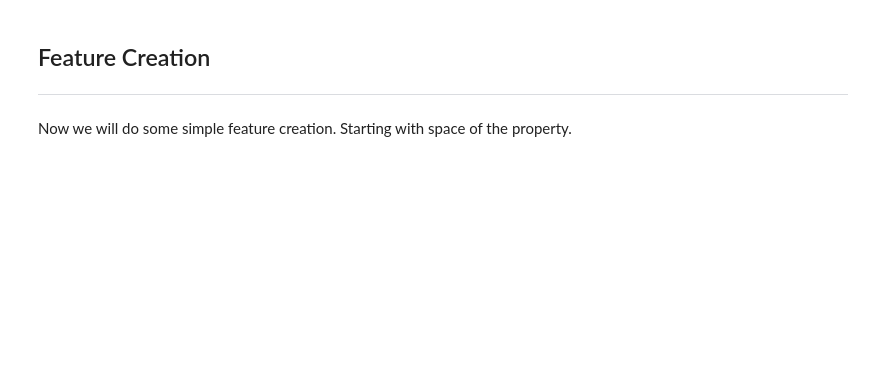
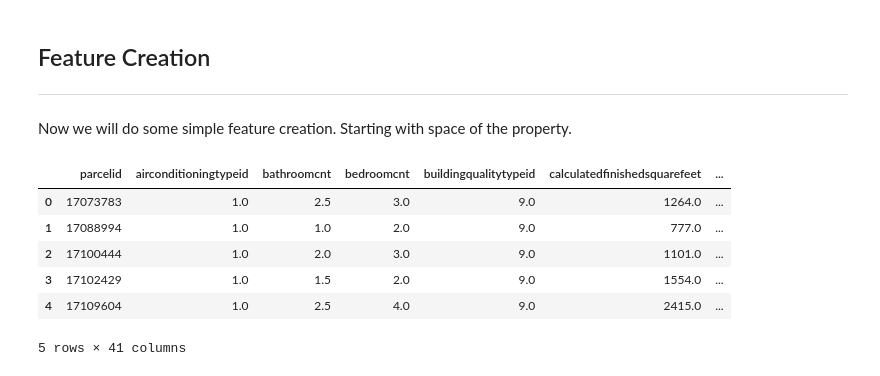
Before and after one commit to Eric-Ens/Capstone_project_1, a Jupyter notebook: Capstone_1_data_cleaning.ipynb, the cells around one changed output. Cells and saved outputs as stored; diff of their text form; code cells hidden in the pictures; blank space fills up the shorter version.

```diff
--- a/Capstone_1_data_cleaning.ipynb
+++ b/Capstone_1_data_cleaning.ipynb
@@ -407,28 +473,45 @@ print(combined_df.isnull().sum())
 Now we will do some simple feature creation. Starting with space of the property.
 # %%
 #proportion of living area
-combined_df['LivingAreaProp'] = combined_df['calculatedfinishedsquarefeet']/combined_df['lotsizesquarefeet']
+#combined_df['LivingAreaProp'] = combined_df['calculatedfinishedsquarefeet']/combined_df['lotsizesquarefeet']
+#combined_df['ValueRatio'] = combined_df['taxvaluedollarcnt']/combined_df['taxamount']
+
+#combined_df['GarPoolAC'] = ((combined_df['garagecarcnt']>0) & (combined_df['pooltypeid2']>0) &
+                              #(combined_df['airconditioningtypeid']!=5))*1
 
 # We will reduce the number of propertylandusetypeid
+
+# This one sucks. Take it out
 combined_df['PropUseType'] = combined_df.propertylandusetypeid.replace({31 : 1, 46 : 2, 47 : 1,
                                                                  246 : 1, 247 : 1, 248 : 1,
                                                                  260 : 3, 261 : 3, 262 : 3,
                                                                  263 : 3, 264 : 3, 265 : 3,
                                                                  266 : 3, 267 : 3, 268 : 3,
                                                                  269 : 4, 270 : 3, 271 : 3,
                                                                  273 : 3, 274 : 2, 275 : 3,
                                                                  276 : 3, 279 : 3, 290 : 4,
                                                                  291 : 4 })
 
 #Average structuretaxvaluedollarcnt by city
 group = combined_df.groupby('regionidcity')['structuretaxvaluedollarcnt'].aggregate('mean').to_dict()
 #combined_df['tax_avg'] = combined_df['regionidcity'].map(group)
 
 #Deviation away from average
 combined_df['tax_deviation'] = abs((combined_df['structuretaxvaluedollarcnt'] -
                                     combined_df['regionidcity'].map(group)))/combined_df['regionidcity'].map(group)
-combined_df = combined_df.drop(['tax_avg'], axis = 1)
+combined_df = combined_df.drop(['LivingAreaProp'], axis = 1)
+#combined_df = combined_df.drop(['GarPoolAC'], axis = 1)
+
+
 combined_df.head()
+# %% [output]
+|  | parcelid | airconditioningtypeid | bathroomcnt | bedroomcnt | buildingqualitytypeid | calculatedfinishedsquarefeet | ... |
+| 0 | 17073783 | 1.0 | 2.5 | 3.0 | 9.0 | 1264.0 | ... |
+| 1 | 17088994 | 1.0 | 1.0 | 2.0 | 9.0 | 777.0 | ... |
+| 2 | 17100444 | 1.0 | 2.0 | 3.0 | 9.0 | 1101.0 | ... |
+| 3 | 17102429 | 1.0 | 1.5 | 2.0 | 9.0 | 1554.0 | ... |
+| 4 | 17109604 | 1.0 | 2.5 | 4.0 | 9.0 | 2415.0 | ... |
+5 rows × 41 columns
 # %%
 combined_df['transactiondate'] = pd.to_datetime(combined_df['transactiondate'],
                                                  format = '%Y-%m-%d', errors = 'coerce')
```
Also changed, not shown: parts of 9 cells of this notebook, 3 other files.
